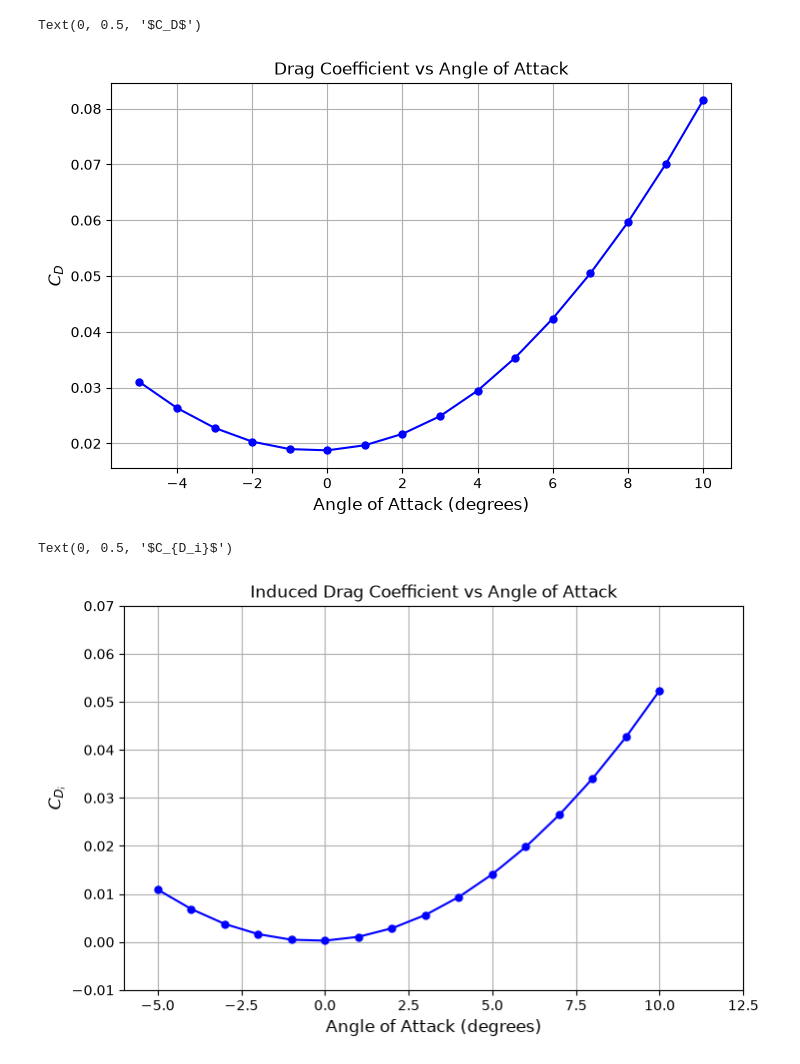
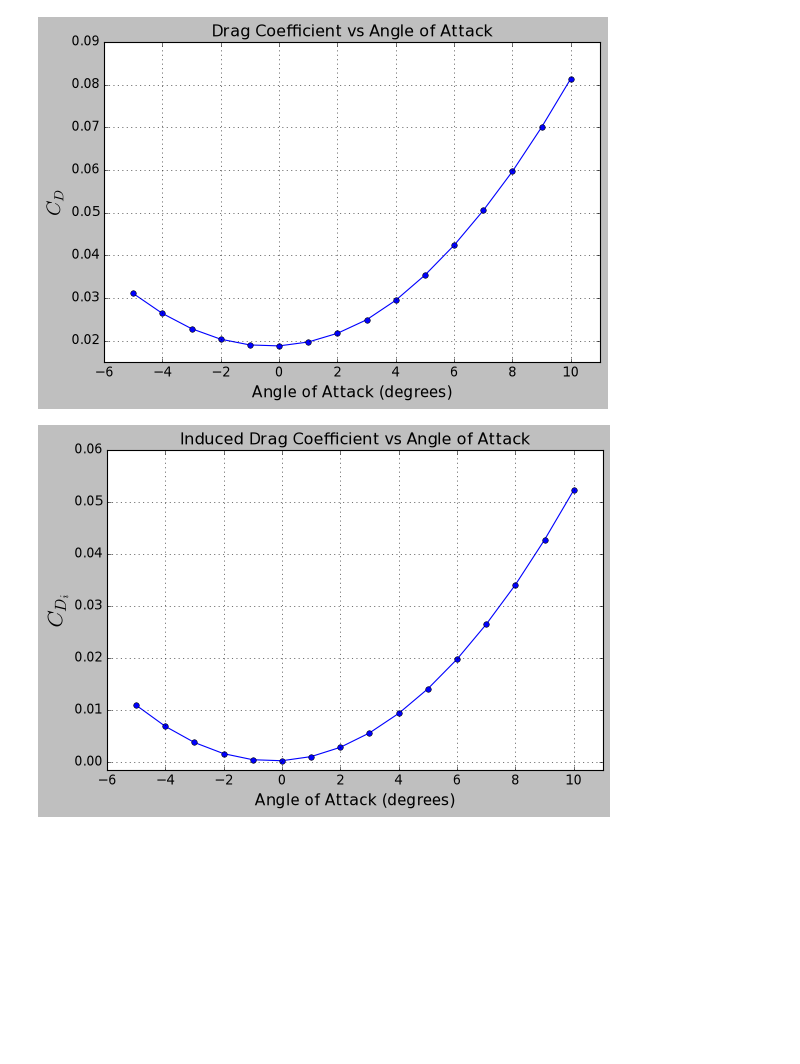
Before and after one commit to astromzZ/MMS236-Aircraft-design-project, a Jupyter notebook: aerodynamics.ipynb, the cells around one changed output. Cells and saved outputs as stored; diff of their text form; code cells hidden in the pictures; blank space fills up the shorter version.

```diff
--- a/aerodynamics.ipynb
+++ b/aerodynamics.ipynb
@@ -14,6 +14,13 @@ c_ref = 8.174 #VSP
 Re = (rho_cruise * V_cruise * c_ref) / mu_cruise
 print("Reynolds number at cruise conditions:", Re)
 
+
+#LIFT COEFFICIENT CALCULATION-----------------------------------------------------------------------------------------------------------------------------------------------------------
+m_cruise = 288818 * 0.9813
+S_ref = 506.95 #reference area
+
+C_Lcruise = m_cruise * 9.81 / (0.5 * rho_cruise * V_cruise**2 * S_ref)
+
 #-----------------------------------------------------------------------------------------------------------------------------------------------------------------------------------------
 
 data = {}
@@ -21,7 +28,7 @@ read_polar = False
 
 #IMPORT DATA FROM AERO.CSV ---------------------------------------------------------------------------------------------------------------------------------------------------------------
 
-with open('Data/Aero_Angle_0_Full_payload_Full_fuel.csv', 'r', encoding="utf-8-sig") as file:
+with open('Data/Correct_TE_CSV_files/Full_Payload_Full_Fuel_0.csv', 'r', encoding="utf-8-sig") as file: #Aero_Angle_0_Full_payload_Full_fuel.csv
     reader = csv.reader(file)
 
 
@@ -112,18 +119,18 @@ C_D = C_D0 + C_Di + C_Dvisc + C_Dwave
 e = C_L**2 / (np.pi * 10 * C_Di)
 print(e)
 
+plt.style.use('classic') # Set the style for the plots
 fig, ax = plt.subplots(figsize=(8, 5))
 
 ax.plot(C_D, C_L, color='blue', marker='o', markersize=5, linestyle='-')
-
+ax.set_ylim([-0.6, 1.25])
 #Mark C_D0 with vertical black dashed line
 ax.axvline(x=C_D0, color='black', linestyle='--', label='$C_{D0}$')
-
-ax.set_xlabel('$C_D$', fontsize=12)
-ax.set_ylabel('$C_L$', fontsize=12)
+ax.set_xlabel('$C_D$', fontsize=18)
+ax.set_ylabel('$C_L$', fontsize=18)
 ax.set_title('Drag Polar')
-ax.legend()
-ax.grid(True)
+ax.legend(loc='lower right', fontsize=15)
+ax.grid()
 
 #----------------------------------------------------------------------------------------------------------------------------------------------------------------------------------------
 # %% [output]
@@ -152,30 +167,35 @@ Text(0, 0.5, '$C_L$')
 
 fig, ax = plt.subplots(figsize=(8, 5))
 ax.plot(data['Alpha'], C_D, color='blue', marker='o', markersize=5, linestyle='-')
+ax.set_xlim([-6, 11])
+ax.set_ylim([0.015, 0.09])
+ax.set_title('Drag Coefficient vs Angle of Attack')
+ax.set_xlabel('Angle of Attack (degrees)', fontsize=14)
+ax.set_ylabel('$C_D$', fontsize=18)
+
 ax.grid()
-ax.set_title('Drag Coefficient vs Angle of Attack')
-ax.set_xlabel('Angle of Attack (degrees)', fontsize=12)
-ax.set_ylabel('$C_D$', fontsize=12)
 
 #----------------------------------------------------------------------------------------------------------------------------------------------------------------------------------------
 # %% [output]
-Text(0, 0.5, '$C_D$')
-[figure, old version]
+[figure, new version]
 # %%
 #INDUCED DRAG COEFFICIENT vs ALPHA ------------------------------------------------------------------------------------------------------------------------------------------------------------------------
 
 fig, ax = plt.subplots(figsize=(8, 5))
 
 ax.plot(data['Alpha'], C_Di, color='blue', marker='o', markersize=5, linestyle='-')
+ax.set_ylim(-0.0015, 0.06)
+ax.set_xlim([-6, 11])
+
+ax.set_title('Induced Drag Coefficient vs Angle of Attack')
+ax.set_xlabel('Angle of Attack (degrees)', fontsize=14)
+ax.set_ylabel('$C_{D_i}$', fontsize=20)
+
 ax.grid()
-ax.set_title('Induced Drag Coefficient vs Angle of Attack')
-ax.set_xlabel('Angle of Attack (degrees)', fontsize=12)
-ax.set_ylabel('$C_{D_i}$', fontsize=12)
 
 #----------------------------------------------------------------------------------------------------------------------------------------------------------------------------------------
 # %% [output]
-Text(0, 0.5, '$C_{D_i}$')
-[figure, old version]
+[figure, new version]
 # %%
 #PITCH MOMENT COEFFICIENT vs ALPHA ------------------------------------------------------------------------------------------------------------------------------------------------------------------------
 
```
Also changed, not shown: parts of 10 cells of this notebook, 29 other files.
